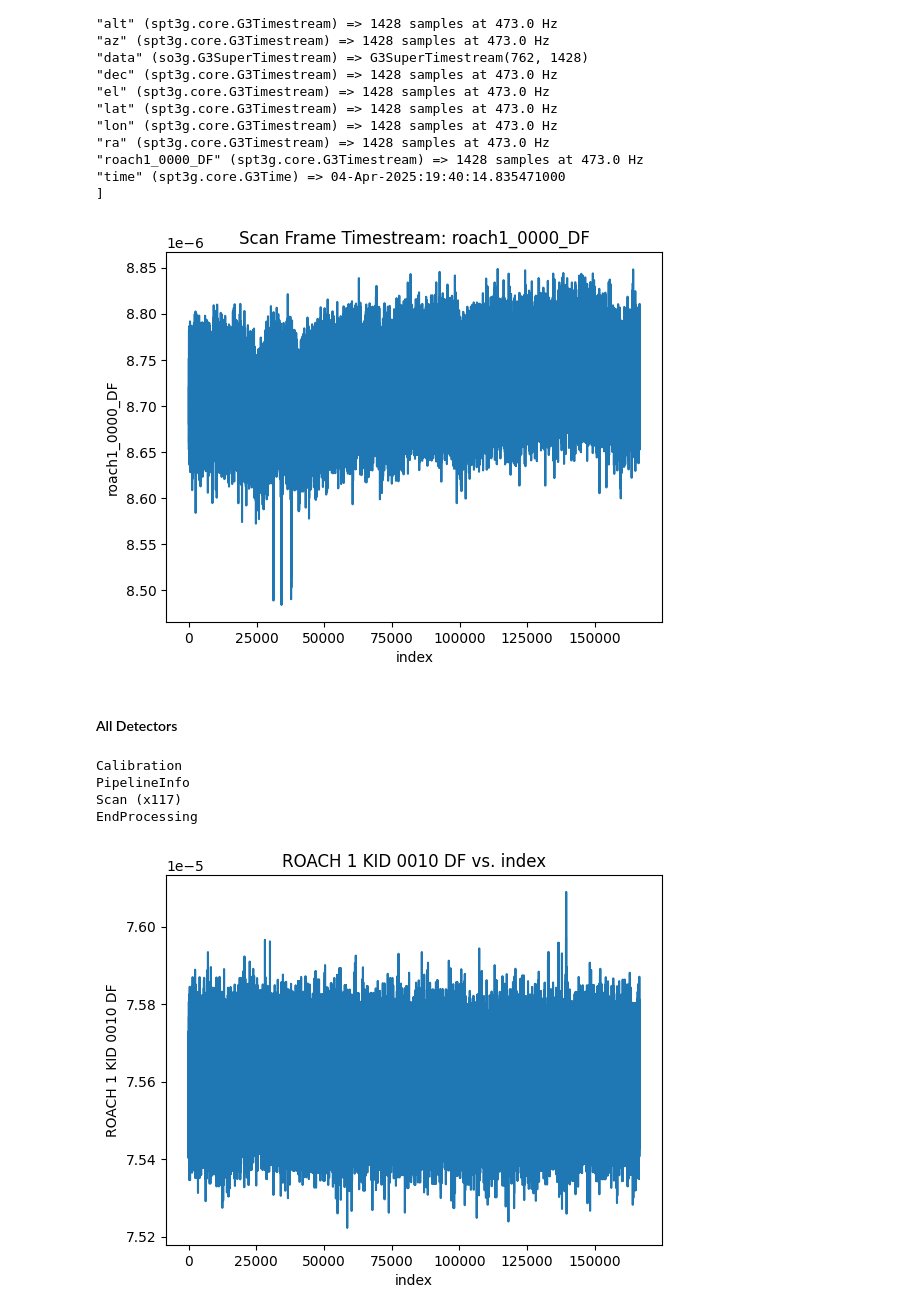
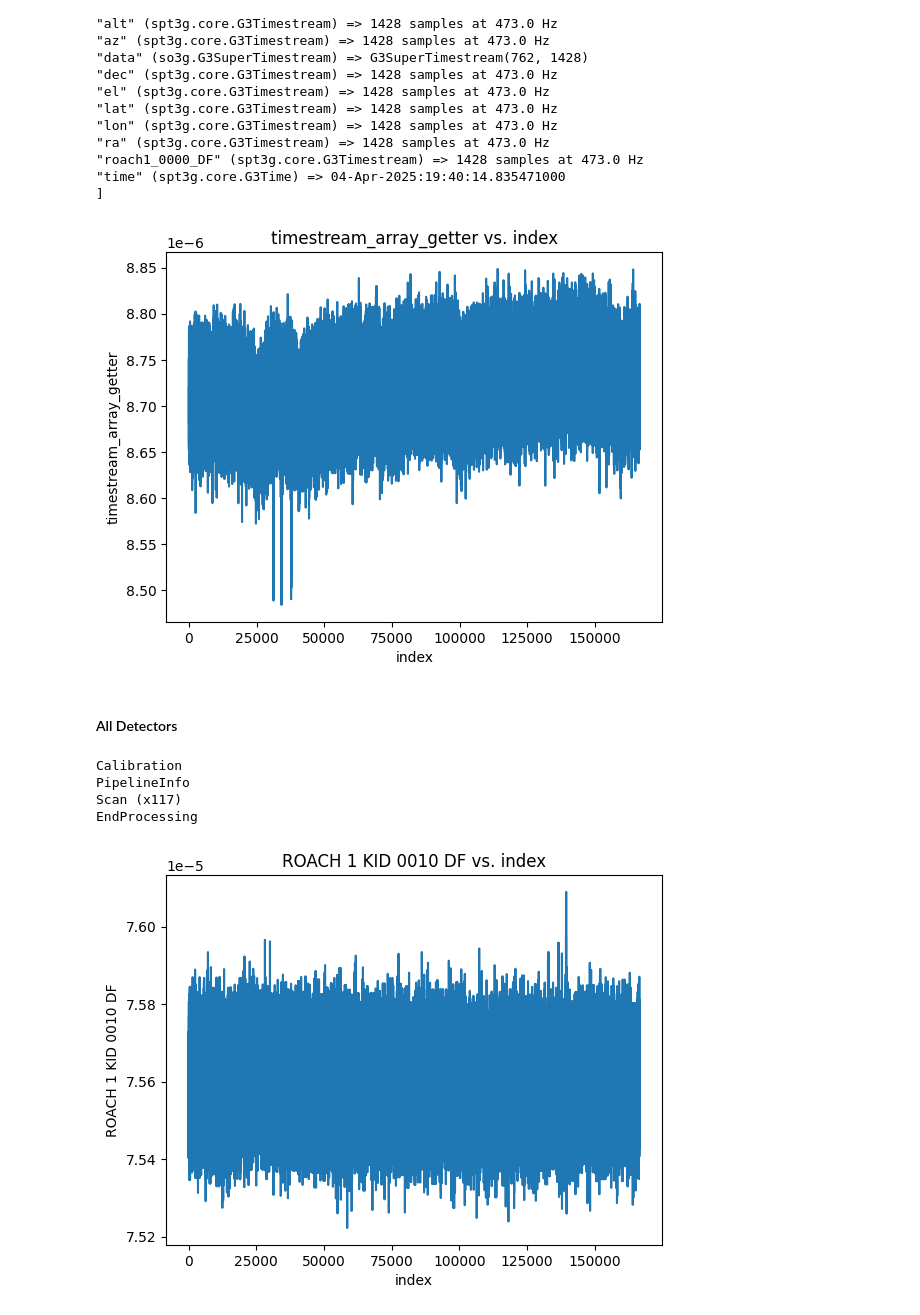
Before and after one commit to jonahjlee/blasttng-to-g3, a Jupyter notebook: g3_processing.ipynb, the cells around one changed output. Drawn from its saved outputs; the diff is of its cells as text; code cells hidden in the pictures.

```diff
--- a/g3_processing.ipynb
+++ b/g3_processing.ipynb
@@ -401,28 +401,42 @@ First Scan Frame:  Frame (Scan) [
 "time" (spt3g.core.G3Time) => 04-Apr-2025:19:40:14.835471000
 ]
 # %%
-class TimeStreamPlotter:
-    def __init__(self, ts_key: str=None):
-        assert ts_key is not None, "TimeStreamPlotter was not given a ts_key"
-        self.ts_key: str = ts_key
+class GenericPlotter:
+    def __init__(self, array_getter=None, label: str=None, subplots_args: dict=None, plot_args: dict=None):
+        """array_getter is a callable which takes in a frame and returns an array-like object to plot"""
+        assert array_getter is not None, "GenericPlotter was not given an array_getter"
+        self.array_getter = array_getter
         self.timestreams: list[np.ndarray] = []
+        self.label = label if label is not None else self.array_getter.__name__
+        self.subplots_args = subplots_args if subplots_args is not None else {}
+        self.plot_args = plot_args if plot_args is not None else {}
     def __call__(self, frame):
         if frame.type == core.G3FrameType.EndProcessing:
             flatts: np.ndarray = np.concatenate(self.timestreams, axis=0).flatten()
-            plt.plot(flatts)
-            plt.xlabel("index")
-            plt.ylabel(self.ts_key)
-            plt.title("Scan Frame Timestream: " + self.ts_key)
+            fig, ax = plt.subplots(**self.subplots_args)
+            ax.plot(flatts, **self.plot_args)
+            ax.set_xlabel("index")
+            ax.set_ylabel(self.label)
+            ax.set_title(self.label + " vs. index")
+            plt.show()
         if frame.type != core.G3FrameType.Scan:
             return
-        self.timestreams.append(np.array(frame[self.ts_key]))
+        self.timestreams.append(self.array_getter(frame))
+
+class TimeStreamPlotter(GenericPlotter):
+    def __init__(self, ts_key=None, label: str=None, subplots_args: dict=None, plot_args: dict=None):
+        assert ts_key is not None, "TimeStreamPlotter was not given a ts_key"
+        self.ts_key = ts_key
+        def timestream_array_getter(frame):
+            return np.array(frame[self.ts_key])
+        super().__init__(timestream_array_getter, label=label, subplots_args=subplots_args, plot_args=plot_args)
 # %%
 pipe = core.G3Pipeline()
-pipe.Add(core.G3Reader, filename=df_file)
+pipe.Add(core.G3Reader, filename=single_df_file)
 pipe.Add(TimeStreamPlotter, ts_key="roach1_0000_DF")
 pipe.Run()
 # %% [output]
-[figure, old version]
+[figure, new version]
 # %% [markdown]
 #### All Detectors
 # %%
@@ -468,17 +482,3 @@ class AddAllDF:
         # add the G3SuperTimestream to the scan frame
         df_super_timestream = so3g.G3SuperTimestream(names, times, df_data, quanta)
         frame["df"] = df_super_timestream
-# %%
-all_df_file = os.path.join(control_computer_g3_dir, "testing/add_all_df.g3")
-
-pipe = core.G3Pipeline()
-pipe.Add(core.G3Reader, filename=radec_file)
-pipe.Add(AddAllDF, roach_id=1)
-pipe.Add(FrameCounter)
-pipe.Add(core.G3Writer, filename=all_df_file)
-pipe.Run()
-# %% [output]
-Calibration
-PipelineInfo
-Scan (x117)
-EndProcessing
@@ -503 +487,13 @@ class GenericPlotter:
+# %%
+pipe = core.G3Pipeline()
+pipe.Add(core.G3Reader, filename=radec_file)
+pipe.Add(AddAllDF, roach_id=1)
+pipe.Add(FrameCounter)
+pipe.Add(core.G3Writer, filename=all_df_file)
+pipe.Run()
+# %% [output]
+Calibration
+PipelineInfo
+Scan (x117)
+EndProcessing
 # %%
```
Also changed, not shown: parts of 12 cells of this notebook.
